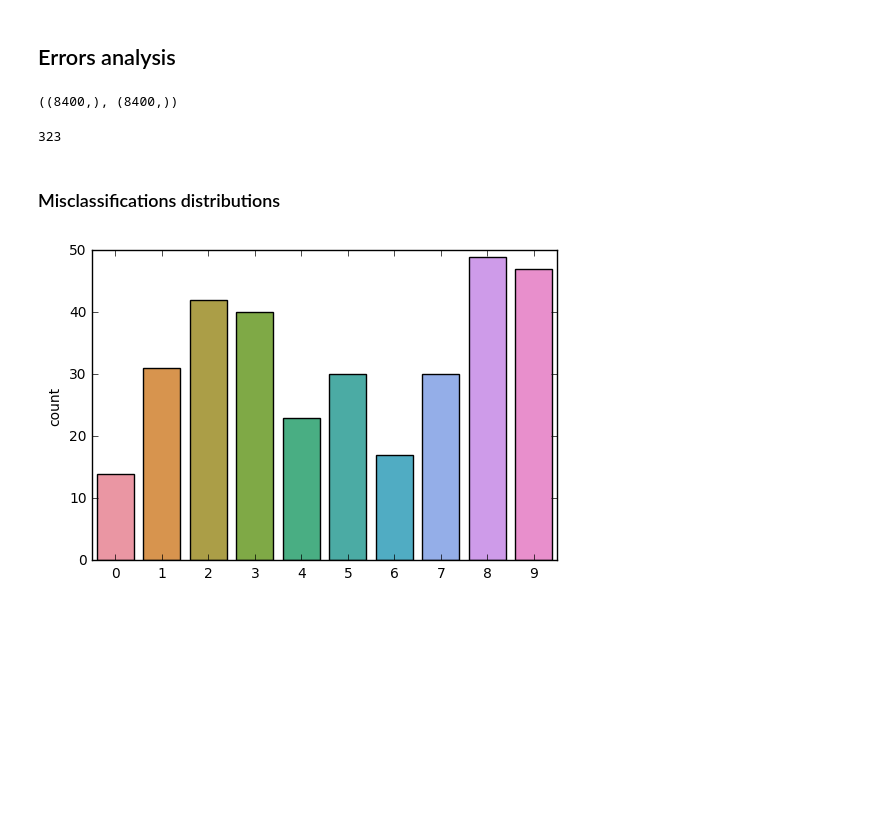
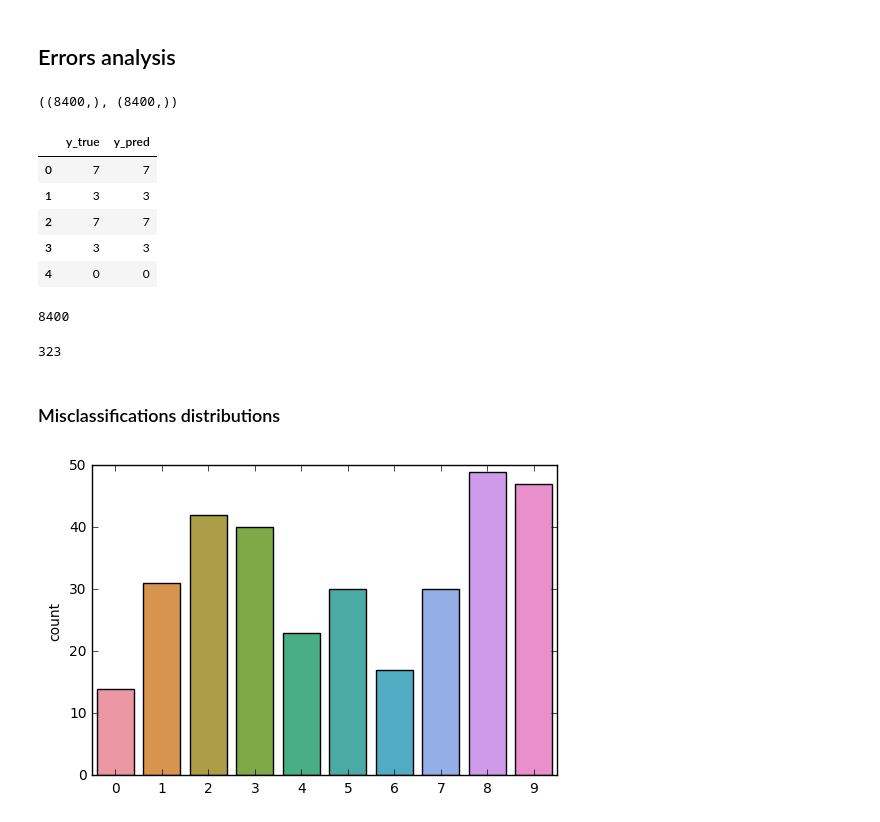
Before and after one commit to devGhiles/mnist-digit-recognition, a Jupyter notebook: training_and_errors_analysis.ipynb, the cells around one changed output. Drawn from its saved outputs; the diff is of its cells as text; code cells hidden in the pictures; blank space fills up the shorter version.

```diff
--- a/training_and_errors_analysis.ipynb
+++ b/training_and_errors_analysis.ipynb
@@ -67,6 +69,21 @@ predicted_labels = valid_predictions_df['Label'].values
 true_labels.shape, predicted_labels.shape
 # %% [output]
 ((8400,), (8400,))
+# %%
+evaluation_df = {'y_true': true_labels, 'y_pred': predicted_labels}
+evaluation_df = pd.DataFrame(evaluation_df, columns=['y_true', 'y_pred'])
+evaluation_df.head()
+# %% [output]
+|  | y_true | y_pred |
+| 0 | 7 | 7 |
+| 1 | 3 | 3 |
+| 2 | 7 | 7 |
+| 3 | 3 | 3 |
+| 4 | 0 | 0 |
+# %%
+len(evaluation_df)
+# %% [output]
+8400
 # %%
 wrong_predictions_ixes = []
 
```
Also changed, not shown: parts of 10 cells of this notebook.
